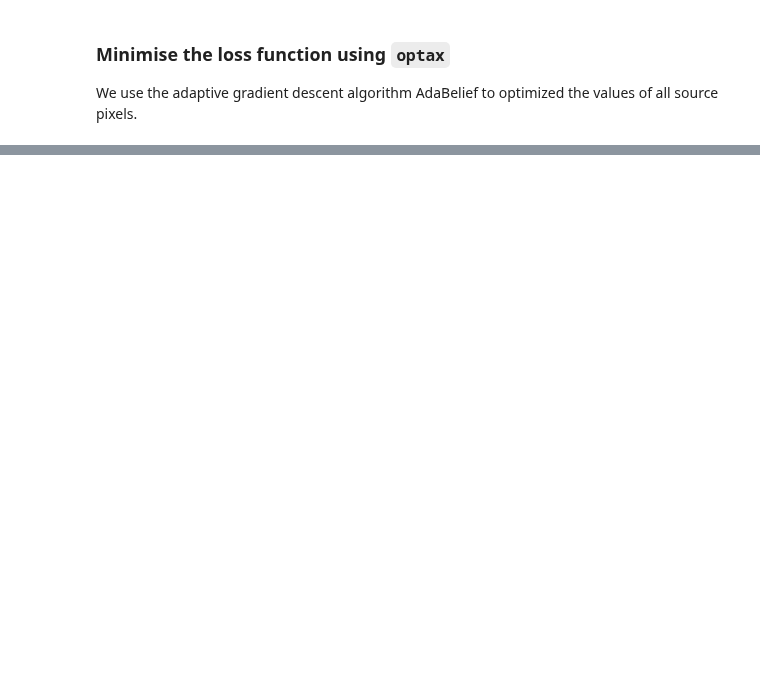
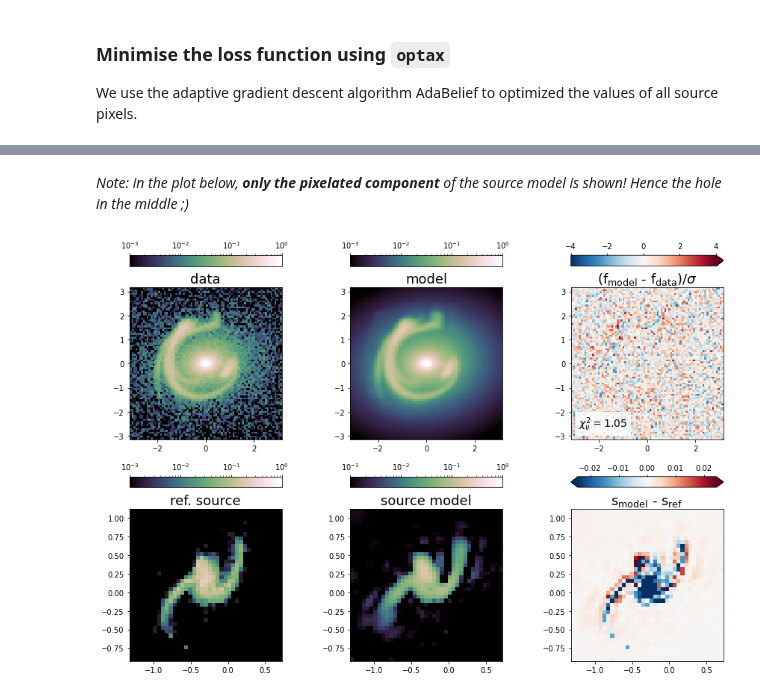
Before and after one commit to Herculens/herculens, a Jupyter notebook: notebooks/herculens__Complex_source_with_wavelets.ipynb, the cells around one changed output, grey strips where cells are left out. Cells and saved outputs as stored; diff of their text form; code cells hidden in the pictures; blank space fills up the shorter version.

```diff
--- a/notebooks/herculens__Complex_source_with_wavelets.ipynb
+++ b/notebooks/herculens__Complex_source_with_wavelets.ipynb
@@ -301,0 +417,7 @@ plt.show()
+# %% [markdown]
+_Note: in the plot below, **only the pixelated component** of the source model is shown! Hence the hole in the middle ;)_
+# %%
+fig = plotter.model_summary(lens_image_hybrid, kwargs_final_hybrid)
+plt.show()
+# %% [output]
+[figure, added]
```
Also changed, not shown: parts of 17 cells of this notebook.
